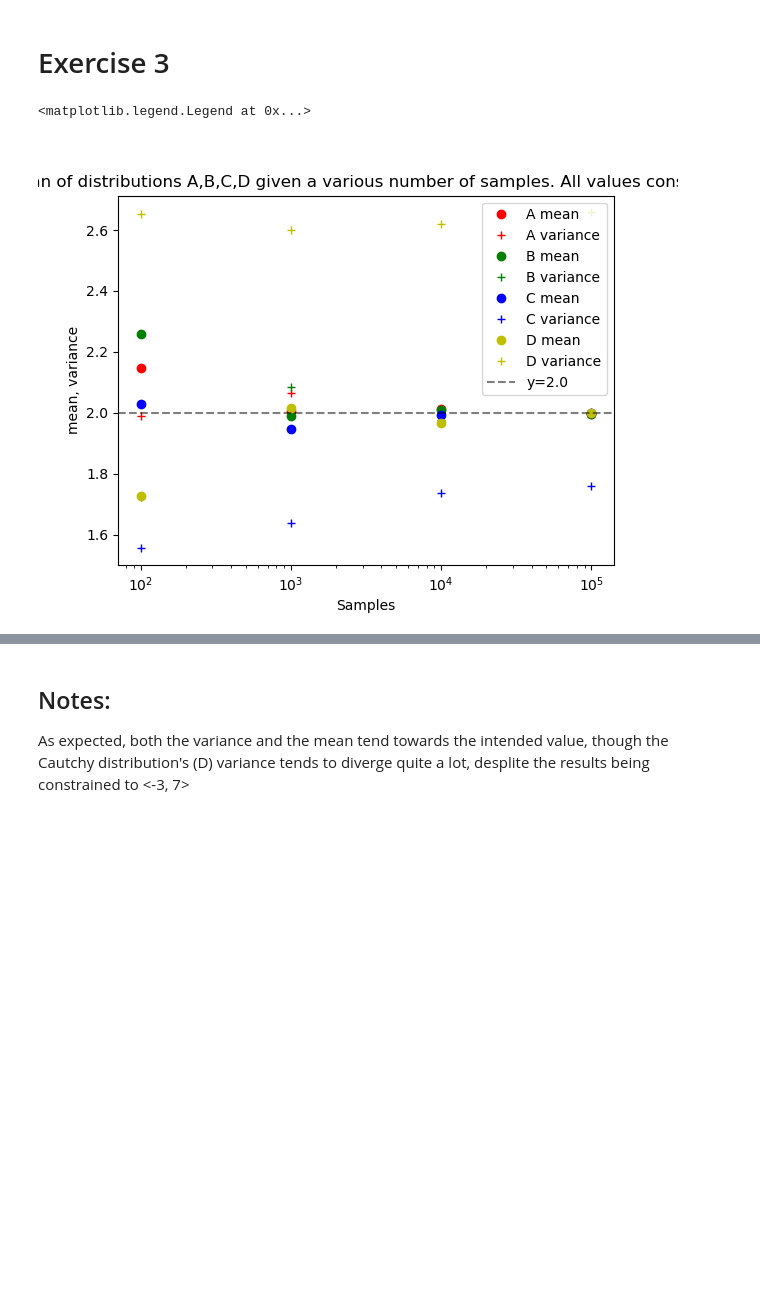
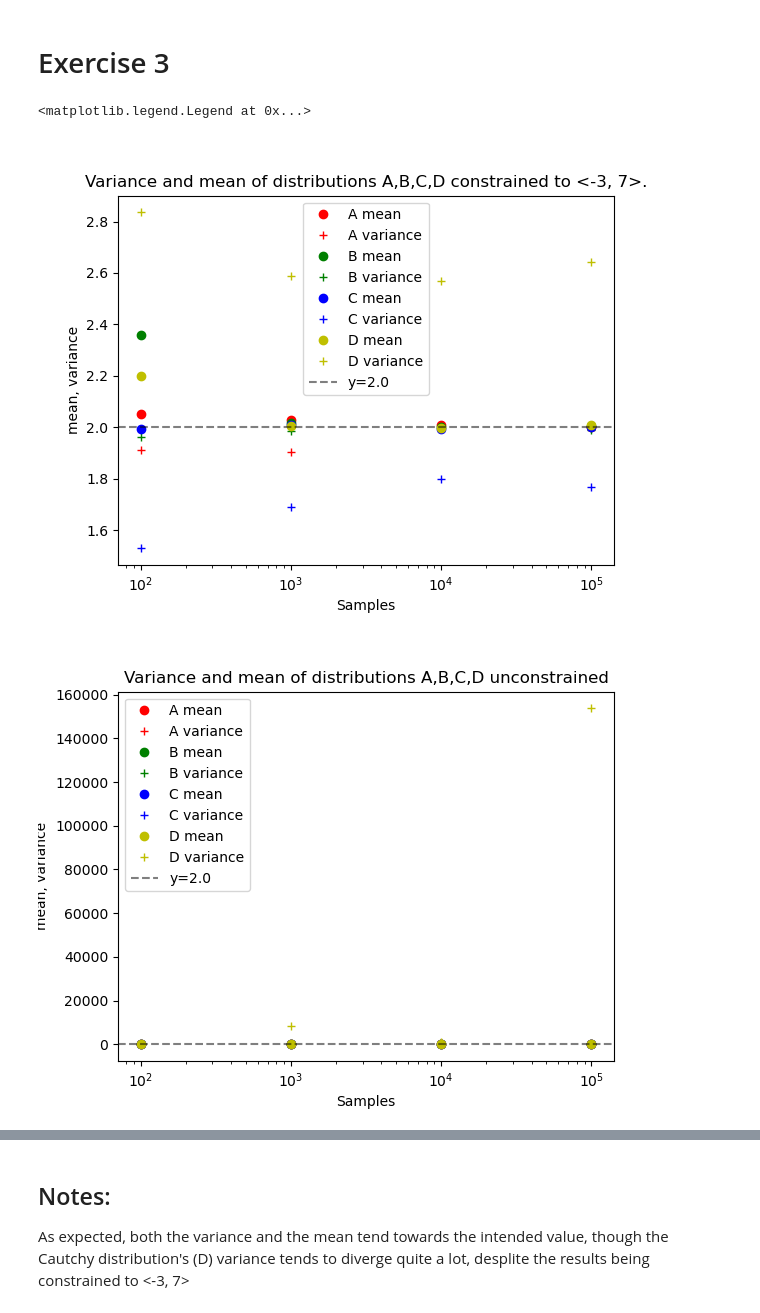
Before and after one commit to RedOrbweaver/STSex, a Jupyter notebook: ex0.ipynb, the cells around one changed output, grey strips where cells are left out. Saved outputs shown, nothing was run; the diff lists cells and outputs as text; code cells hidden in the pictures; blank space fills up the shorter version.

```diff
--- a/ex0.ipynb
+++ b/ex0.ipynb
@@ -107,40 +107,68 @@ The distribution tends to generate a number of relatively extreme values that gr
 # %%
 ns = [100, 1000, 10000, 100000]
 resultsmean = [[], [], [], []]
+resultsmeannofilter = [[], [], [], []]
 resultsvar = [[], [], [], []]
+resultsvarnofilter = [[], [], [], []]
+
 for n in ns:
     seqs = list(GenSequencesABCD(n, meanABC, varianceABC))
     i = 0
     for seq in seqs:
+        resultsmeannofilter[i].append(np.mean(seq))
+        resultsvarnofilter[i].append(np.var(seq))
         nseq = [x for x in seq if (x >= -3 and x <= 7)]
         resultsmean[i].append(np.mean(nseq))
         resultsvar[i].append(np.var(nseq))
         i+=1
 distnames = ["A", "B", "C", "D"]
 distcolors = ["r", "g", "b", "y"]
 
 
 fig = plt.figure()
-plt.title("Variance and mean of distributions A,B,C,D given a various number of samples. All values constrained to <-3, 7>.")
+plt.title("Variance and mean of distributions A,B,C,D constrained to <-3, 7>.")
 plt.xlabel("Samples")
 plt.ylabel("mean, variance")
 plt.xscale('log')
 for i in range(0, 4):
     plt.plot(ns, resultsmean[i], distcolors[i] + "o", label=distnames[i] + " mean")
     plt.plot(ns, resultsvar[i], distcolors[i] + "+", label=distnames[i] + " variance")
     #print(distnames[i], str(resultsmean[i]), str(resultsvar[i]))
+plt.axhline(2, color = 'k', linestyle = "--", label="y=2.0", alpha=0.5)
+plt.legend()
+
+fig = plt.figure()
+plt.title("Variance and mean of distributions A,B,C,D unconstrained")
+plt.xlabel("Samples")
+plt.ylabel("mean, variance")
+plt.xscale('log')
+for i in range(0, 4):
+    plt.plot(ns, resultsmeannofilter[i], distcolors[i] + "o", label=distnames[i] + " mean")
+    plt.plot(ns, resultsvarnofilter[i], distcolors[i] + "+", label=distnames[i] + " variance")
+plt.axhline(2, color = 'k', linestyle = "--", label="y=2.0", alpha=0.5)
+plt.legend()
+
+fig = plt.figure()
+plt.title("Variance and mean of D unconstrained")
+plt.xlabel("Samples")
+plt.ylabel("mean, variance")
+plt.xscale('log')
+i = 3
+plt.plot(ns, resultsmeannofilter[i], distcolors[i] + "o", label=distnames[i] + " mean")
+plt.plot(ns, resultsvarnofilter[i], distcolors[i] + "+", label=distnames[i] + " variance")
 plt.axhline(2, color = 'k', linestyle = "--", label="y=2.0", alpha=0.5)
 plt.legend()
 
 #fig = plt.figure()
 #plt.xlabel("Samples")
 #plt.ylabel("mean, variance")
 #plt.xscale('log')
 #i = 3
 #plt.plot(ns, resultsmean[i], distcolors[i] + "o", label=distnames[i] + " mean")
 #plt.plot(ns, resultsvar[i], distcolors[i] + "+", label=distnames[i] + " variance")
 #plt.axhline(2, color = 'k', linestyle = "--", label="y=2.0", alpha=0.5)
 #plt.legend()
 # %% [output]
 <matplotlib.legend.Legend at 0x...>
-[figure, old version]
+[figure, new version]
+[figure, added]
```
Also changed, not shown: parts of 10 cells of this notebook.
